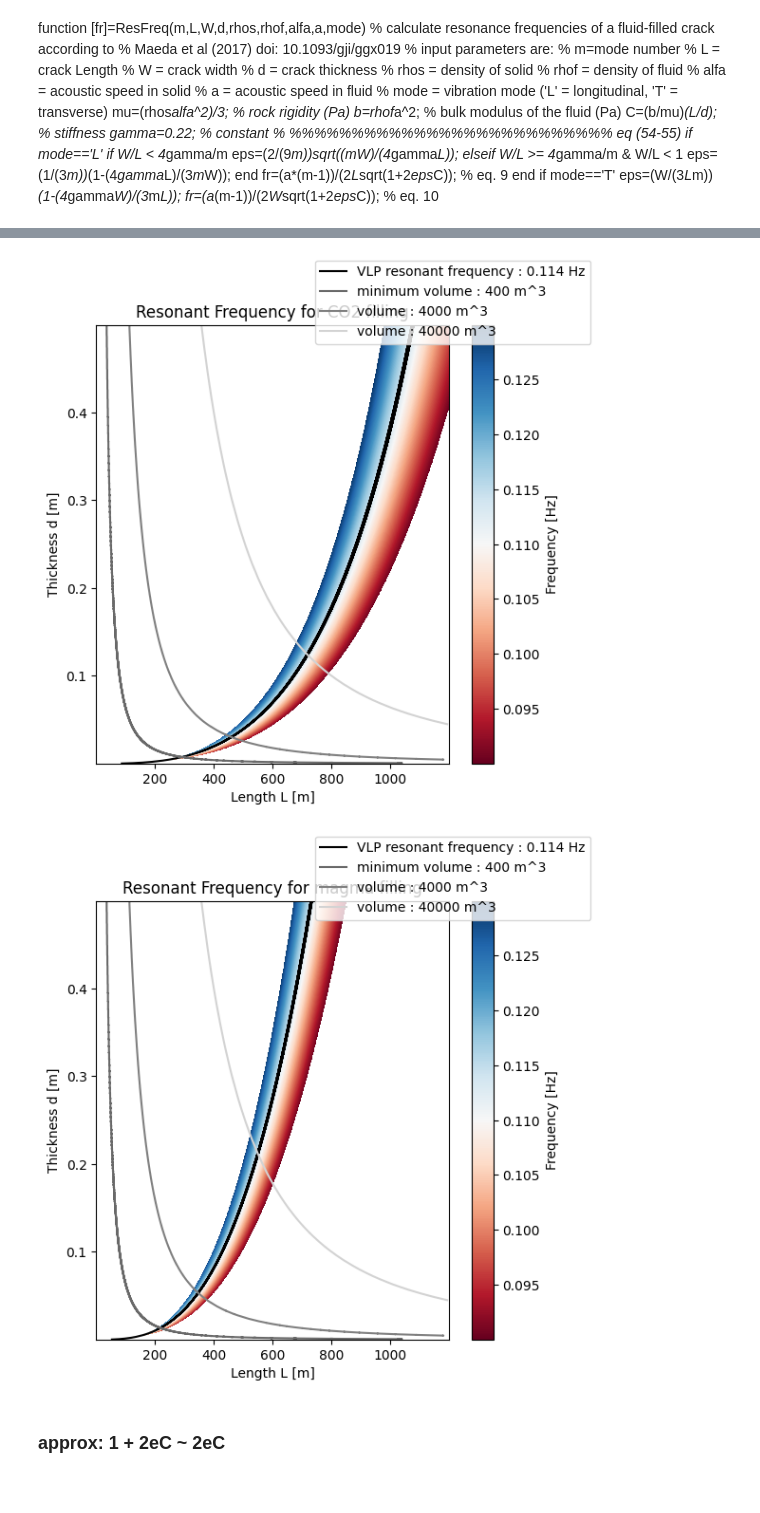
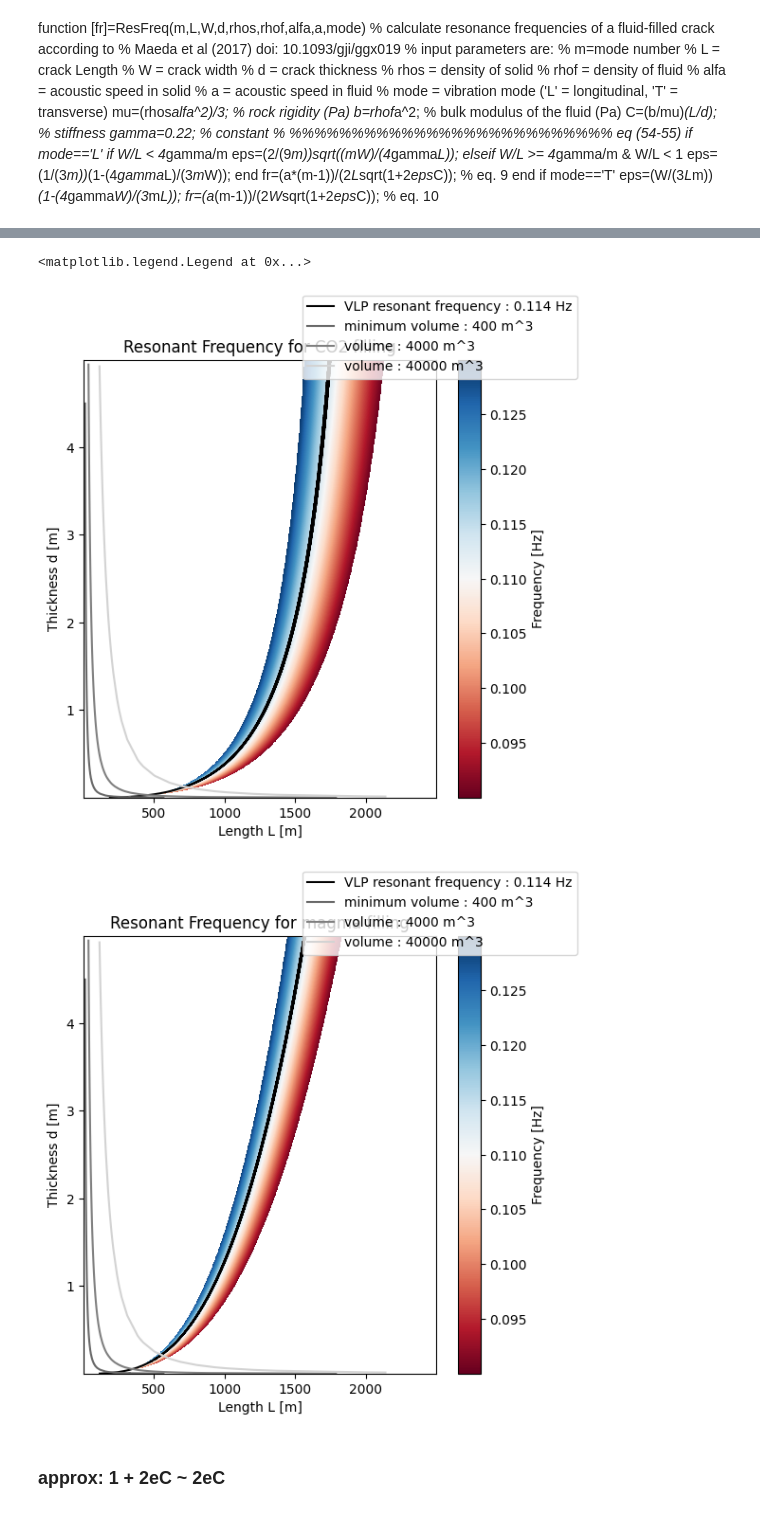
Before and after one commit to giacomorapagnani/CAMPI_FLEGREI_moment_tensor, a Jupyter notebook: codes/crack.ipynb, the cells around one changed output, grey strips where cells are left out. Saved outputs shown, nothing was run; the diff lists cells and outputs as text; code cells hidden in the pictures.

```diff
--- a/codes/crack.ipynb
+++ b/codes/crack.ipynb
@@ -86,8 +91,8 @@ rho_f_co2=560.        # fluid density [kg/m^3]
 ############################################
 ####################### CHANGE######################
 ############################################
-l=np.arange(.5,1200,0.5)
-d=np.arange(0.0002,0.5,0.0002)
+l=np.arange(2,2500,2)
+d=np.arange(0.002,5.,0.002)
 ############################################
 ####################### CHANGE ######################
 ############################################
@@ -138,7 +143,7 @@ ax.plot( l[y],d[x],'gray',label='volume : 4000 m^3')
 x,y = np.where(VOLUME_approx==volume_max*100)
 ax.plot( l[y],d[x],'lightgrey',label='volume : 40000 m^3')
 fig.legend()
-plt.savefig('../PLOTS/PAPER/SF9/resonant_frequency_CO2.svg')
+#plt.savefig('../PLOTS/PAPER/SF9/resonant_frequency_CO2.svg')
 
 ###############
 # plot magma
@@ -165,5 +170,5 @@ ax.plot( l[y],d[x],'grey',label='volume : 4000 m^3')
 x,y = np.where(VOLUME_approx==volume_max*100)
 ax.plot( l[y],d[x],'lightgrey',label='volume : 40000 m^3')
 fig.legend()
-plt.savefig('../PLOTS/PAPER/SF9/resonant_frequency_magma.svg')
+#plt.savefig('../PLOTS/PAPER/SF9/resonant_frequency_magma.svg')
 # %% [output]
@@ -171,6 +176,7 @@ size L (x axis) : 2399
 size d (y axis) : 2499
+<matplotlib.legend.Legend at 0x...>
-[figure, old version]
+[figure, new version]
-[figure, old version]
+[figure, new version]
 # %% [markdown]
 ### approx: 1 + 2eC ~ 2eC
 # %%
```
Also changed, not shown: parts of 2 cells of this notebook, 19 other files.
